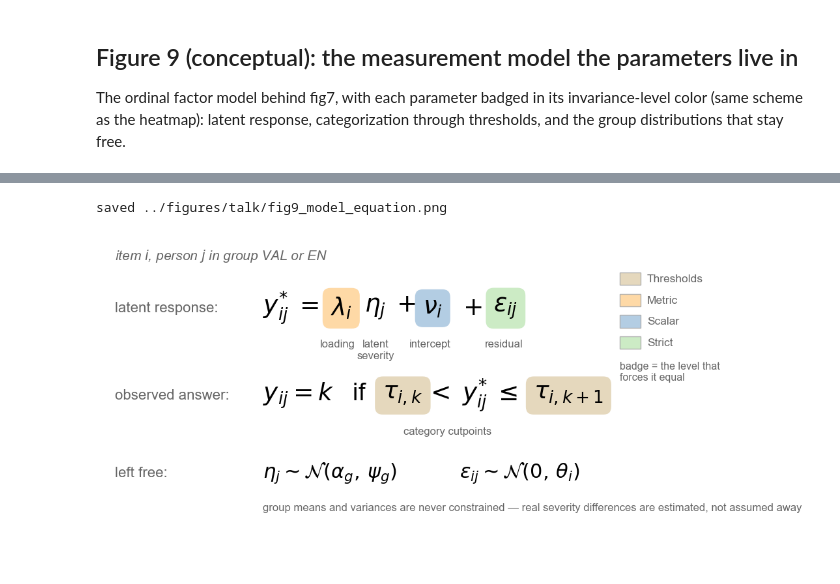
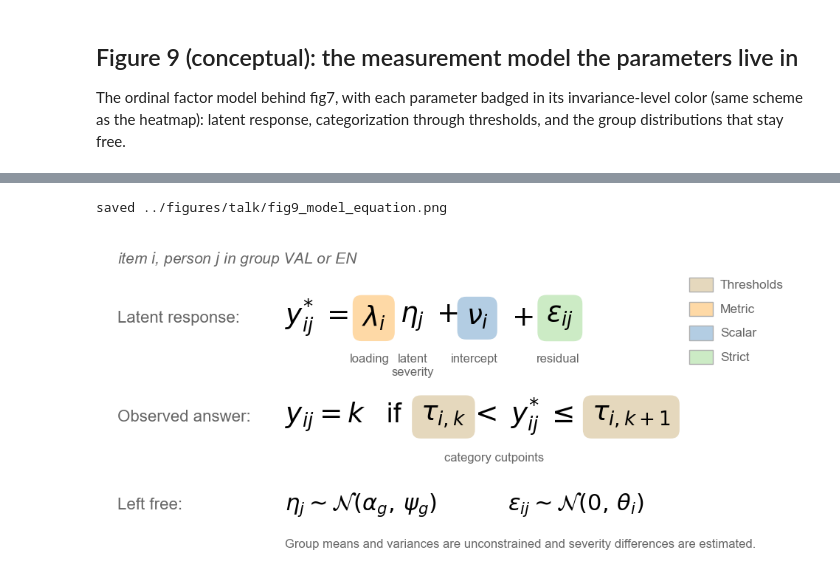
Before and after one commit to Shotgunosine/HiTOP, a Jupyter notebook: notebooks/NB_talk_figures.ipynb, the cells around one changed output, grey strips where cells are left out. Cells and saved outputs as stored; diff of their text form; code cells hidden in the pictures; blank space fills up the shorter version.

Commit message:
figure tweaks

```diff
--- a/notebooks/NB_talk_figures.ipynb
+++ b/notebooks/NB_talk_figures.ipynb
@@ -111,11 +109,10 @@ for ax, (title, (a1, b1), (a2, b2)) in zip(axes, panels):
     ax.plot(t, stats.norm.cdf(a2 * t + b2), color=EN_C, lw=3,
             ls='--', label='group B')
     ax.set_title(title, fontsize=20, pad=12)
-    ax.set_xlabel('latent severity')
+    ax.set_xlabel('Latent severity')
     ax.set_xticks([]); ax.set_yticks([0, 0.5, 1])
 axes[0].set_ylabel('P(endorse item)')
-axes[2].annotate('same slope,\nshifted calibration:\nsame person, different\nanswer', xy=(0.1, 0.62), xytext=(-2.9, 0.66),
-                 fontsize=13, color=ACCENT)
+
 axes[0].legend(loc='lower right', frameon=False)
 fig.tight_layout()
 save(fig, 'fig2_violation_types.png')
@@ -139,9 +136,9 @@ fig, ax = plt.subplots(figsize=(9.5, 5.0))
 bars = ax.bar(levels, ps, color=colors, width=0.55,
               edgecolor=LIGHT, lw=1)
 ax.axhline(0.05, color=GREY, lw=1.5, ls=':')
-ax.text(-0.42, 0.075, 'p = .05', color=GREY, fontsize=13)
+ax.text(-0.42, 0.075, 'p = 0.05', color=GREY, fontsize=13)
 for b, p in zip(bars, ps):
-    label = 'p < .001' if p < .001 else f'p = {p:.2f}'
+    label = 'p < 0.001' if p < .001 else f'p = {p:.2f}'
     ax.text(b.get_x() + b.get_width() / 2, max(p, 0.012) + 0.075,
             label, ha='center', fontsize=15,
             color=(ACCENT if p < .05 else BLACK),
@@ -216,8 +213,8 @@ for ax, item in zip(axes, ITEMS):
         for spine in ax.spines.values():
             spine.set_edgecolor(ACCENT); spine.set_linewidth(1.6)
         ax.fill_between(tt, e_val, e_en, color=ACCENT, alpha=0.15)
-    ax.set_xlabel('latent severity')
-axes[0].set_ylabel('expected item score (0\u20133)')
+    ax.set_xlabel('Latent severity')
+axes[0].set_ylabel('Expected item score (0\u20133)')
 axes[0].legend(frameon=False, loc='upper left')
 fig.suptitle('Same person, different answer: expected item scores at '
              'matched severity', fontsize=21, color=BLACK, y=1.04)
@@ -333,7 +329,7 @@ for xo, gname in ((1, 'VAL'), (40, 'EN')):
             weight='bold')
     ax.add_patch(Circle((xo + 7, 26), 5.2, facecolor='#f7f7f7',
                         edgecolor=GREY, lw=1.3))
-    ax.text(xo + 7, 26, 'insomnia\n(latent)', ha='center', va='center',
+    ax.text(xo + 7, 26, 'Insomnia\n(latent)', ha='center', va='center',
             fontsize=10.5, color=BLACK)
     for yc, ino in zip([44, 32, 20, 8], ITEM_NOS):
         # structure itself = the configural level
@@ -361,11 +357,11 @@ for xo, gname in ((1, 'VAL'), (40, 'EN')):
 # constraint grid
 LEV = [('Configural', 'configural'), ('Thresholds', 'thresholds'),
        ('Metric', 'metric'), ('Scalar', 'scalar'), ('Strict', 'strict')]
-ROWS = [('same structure', 'configural', 0),
-        ('thresholds  τ', 'thresholds', 1),
-        ('loadings  λ', 'metric', 2),
-        ('intercepts  ν', 'scalar', 3),
-        ('residuals  ε', 'strict', 4)]
+ROWS = [('Same structure', 'configural', 0),
+        ('Thresholds  τ', 'thresholds', 1),
+        ('Loadings  λ', 'metric', 2),
+        ('Intercepts  ν', 'scalar', 3),
+        ('Residuals  ε', 'strict', 4)]
 gx = [104 + i * 5.6 for i in range(5)]
 for (lname, lkey), xc in zip(LEV, gx):
     ax.add_patch(Rectangle((xc - 2.0, 43.6), 4.0, 2.6,
@@ -387,7 +383,7 @@ for rname, rkey, start in ROWS:
                     color=BLACK)
 ax.text(102, -2.5, '= forced equal between VAL and EN',
         fontsize=12, color=GREY)
-ax.text(2, -2.5, 'one model, two groups: every parameter exists in both',
+ax.text(2, -2.5, 'One model, two groups: every parameter exists in both',
         fontsize=12, color=GREY, style='italic')
 save(fig, 'fig7_sem_constraints.png')
 plt.show()
@@ -472,7 +523,7 @@ ax.text(2, 54, 'item $i$, person $j$ in group VAL or EN', fontsize=15,
 
 # latent response
 Y1 = 44
-eq(2, Y1, 'latent response:', 16, GREY)
+eq(2, Y1, 'Latent response:', 16, GREY)
 eq(26, Y1, r'$y^{*}_{ij}\;=$')
 eq(37, Y1, r'$\lambda_i$', level='metric')
 eq(42.5, Y1, r'$\eta_j\;+$')
@@ -485,37 +536,35 @@ for x, lab in ((38.2, 'loading'), (44.3, 'latent\nseverity'),
             va='top')
 
 # categorization
 Y2 = 26
-eq(2, Y2, 'observed answer:', 16, GREY)
+eq(2, Y2, 'Observed answer:', 16, GREY)
 eq(26, Y2, r'$y_{ij}=k$   if')
 eq(45.5, Y2, r'$\tau_{i,k}$', level='thresholds')
 eq(52.5, Y2, r'$<\;y^{*}_{ij}\;\leq$')
 eq(70, Y2, r'$\tau_{i,k+1}$', level='thresholds')
 ax.text(56, Y2 - 6.5, 'category cutpoints', fontsize=12, color=GREY,
         ha='center', va='top')
 
 # distributions
 Y3 = 10
-eq(2, Y3, 'left free:', 16, GREY)
+eq(2, Y3, 'Left free:', 16, GREY)
 eq(26, Y3, r'$\eta_j \sim \mathcal{N}(\alpha_g,\,\psi_g)$', 22)
 eq(58, Y3, r'$\varepsilon_{ij} \sim \mathcal{N}(0,\,\theta_i)$', 22)
 ax.text(26, Y3 - 6.2,
-        'group means and variances are never constrained \u2014 real '
-        'severity differences are estimated, not assumed away',
+        'Group means and variances are unconstrained and '
+        'severity differences are estimated.',
         fontsize=12, color=GREY, va='top')
 
 # level legend
 ly = 50
 for lname, lkey in [('Thresholds', 'thresholds'), ('Metric', 'metric'),
                     ('Scalar', 'scalar'), ('Strict', 'strict')]:
     ax.add_patch(Rectangle((84, ly - 1.2), 3.4, 2.6,
                            facecolor=LEVEL_COLORS[lkey], edgecolor=LIGHT))
     ax.text(88.4, ly, lname, fontsize=12.5, color=GREY, va='center')
     ly -= 4.4
-ax.text(84, ly + 0.6, 'badge = the level that\nforces it equal',
-        fontsize=11.5, color=GREY, va='top')
 save(fig, 'fig9_model_equation.png')
 plt.show()
 # %% [output]
 saved ../figures/talk/fig9_model_equation.png
-[figure, old version]
+[figure, new version]
```
Also changed, not shown: parts of 7 cells of this notebook.
